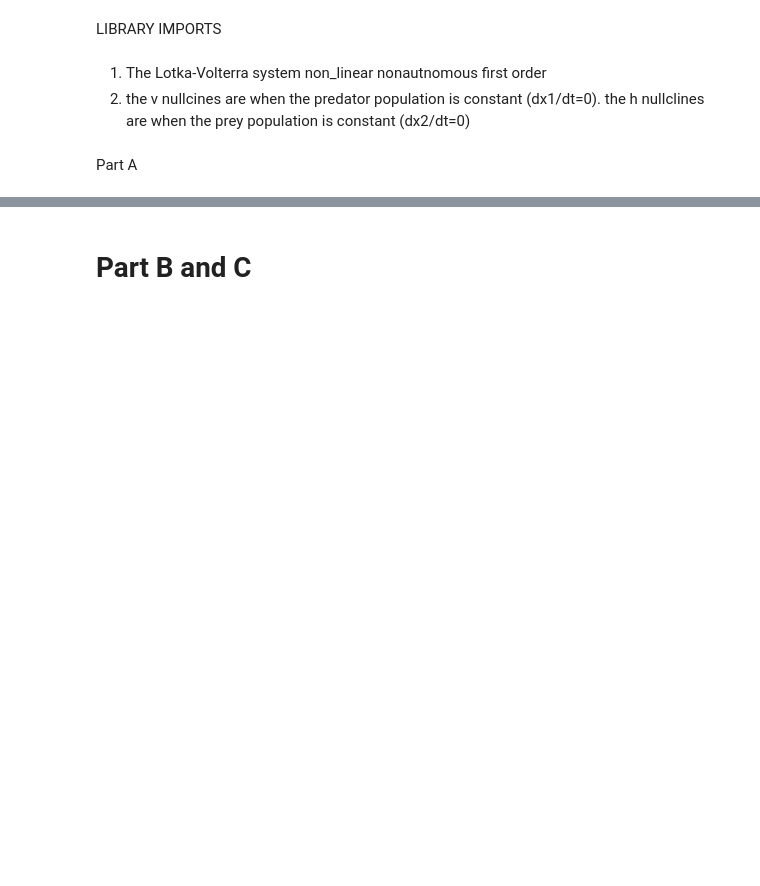
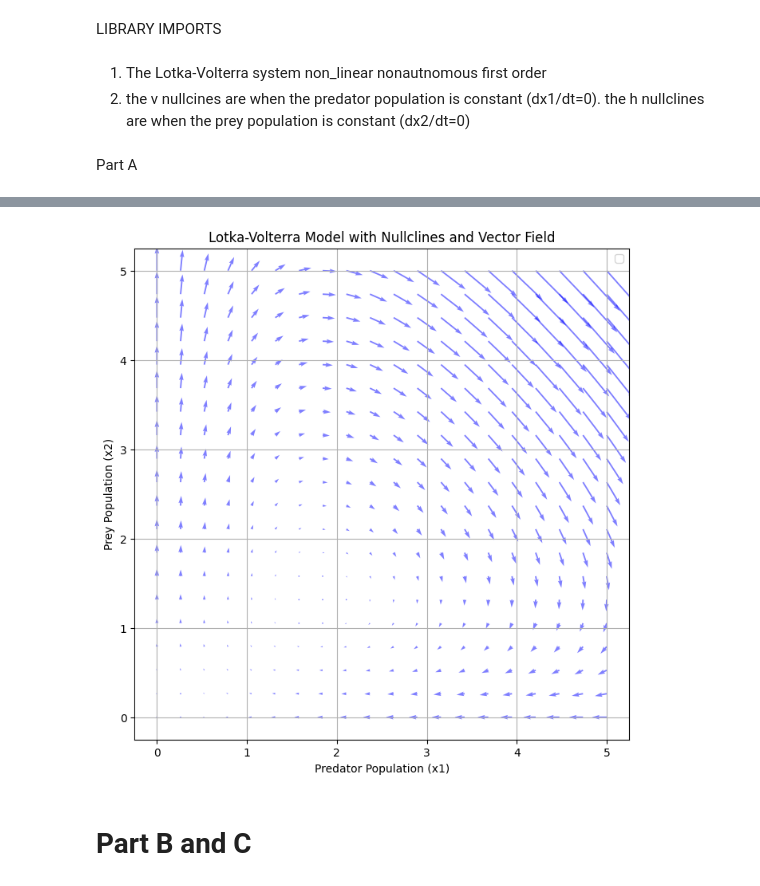
Before and after one commit to MrAnish123/Differential-Equations-Project-1, a Jupyter notebook: SetB.ipynb, the cells around one changed output, grey strips where cells are left out. Saved outputs shown, nothing was run; the diff lists cells and outputs as text; code cells hidden in the pictures; blank space fills up the shorter version.

```diff
--- a/SetB.ipynb
+++ b/SetB.ipynb
@@ -13,3 +10,41 @@ Part A
+# %%
+import numpy as np
+import matplotlib.pyplot as plt
+
+# Parameters for the Lotka-Volterra model
+alpha = 1.5  # predator death rate
+beta = 1.1   # predator attack rate
+delta = 1.4  # prey death rate
+gamma = 2.5  # prey growth rate
+
+# Define the Lotka-Volterra equations
+def lotka_volterra(x, y):
+    dxdt = -alpha*x + beta * x * y
+    dydt = gamma * y - delta * x * y
+    return dxdt, dydt
+
+# Create a grid of points in phase space
+x_range = np.linspace(0, 5, 20)  # x: predator population
+y_range = np.linspace(0, 5, 20)  # y: prey population
+X, Y = np.meshgrid(x_range, y_range)
+
+# Compute dxdt and dydt for each point on the grid
+DX, DY = lotka_volterra(X, Y)
+
+# Plot the vector field
+plt.figure(figsize=(8, 8))
+plt.quiver(X, Y, DX, DY, color='blue', alpha=0.5)
+
+# Labels and title
+plt.xlabel('Predator Population (x1)')
+plt.ylabel('Prey Population (x2)')
+plt.title('Lotka-Volterra Model with Nullclines and Vector Field')
+plt.legend()
+
+# Display theasdfasdfasd
+plt.show()
+# %% [output]
+[figure, added]
 # %% [markdown]
 # Part B and C
 # %%
```
Also changed, not shown: parts of 6 cells of this notebook, 5 other files.
